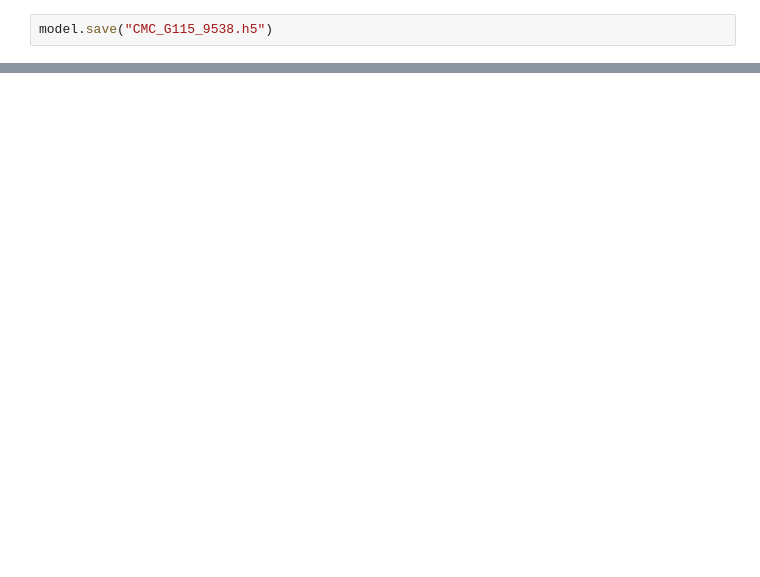
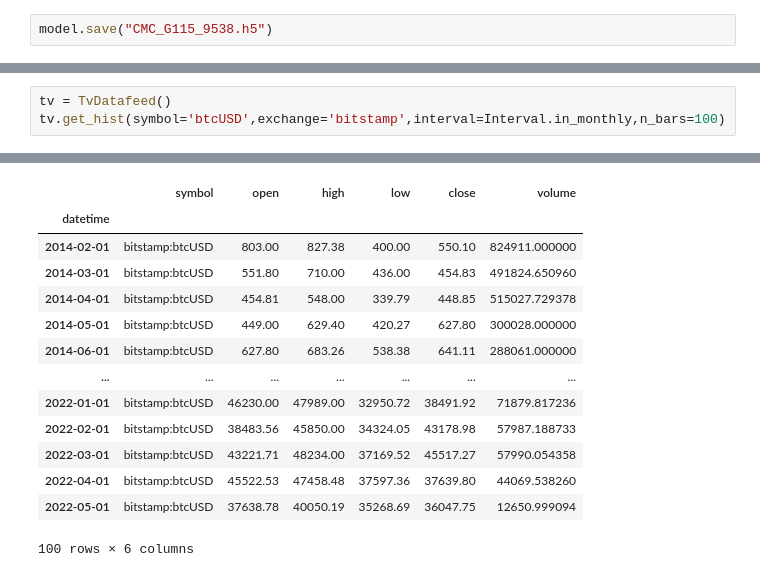
Before and after one commit to aliprg0/Google_Colab, a Jupyter notebook: CMC_G115.ipynb, the cells around one changed output, grey strips where cells are left out. Drawn from its saved outputs; the diff is of its cells as text; blank space fills up the shorter version.

```diff
--- a/CMC_G115.ipynb
+++ b/CMC_G115.ipynb
@@ -357,0 +358,4 @@ make_prediction("s","x")
+# %%
+tv = TvDatafeed()
+tv.get_hist(symbol='btcUSD',exchange='bitstamp',interval=Interval.in_monthly,n_bars=100)
+# %% [output]
@@ -357,0 +363,14 @@ make_prediction("s","x")
+|  | symbol | open | high | low | close | volume |
+| datetime |  |  |  |  |  |  |
+| 2014-02-01 | bitstamp:btcUSD | 803.00 | 827.38 | 400.00 | 550.10 | 824911.000000 |
+| 2014-03-01 | bitstamp:btcUSD | 551.80 | 710.00 | 436.00 | 454.83 | 491824.650960 |
+| 2014-04-01 | bitstamp:btcUSD | 454.81 | 548.00 | 339.79 | 448.85 | 515027.729378 |
+| 2014-05-01 | bitstamp:btcUSD | 449.00 | 629.40 | 420.27 | 627.80 | 300028.000000 |
+| 2014-06-01 | bitstamp:btcUSD | 627.80 | 683.26 | 538.38 | 641.11 | 288061.000000 |
+| ... | ... | ... | ... | ... | ... | ... |
+| 2022-01-01 | bitstamp:btcUSD | 46230.00 | 47989.00 | 32950.72 | 38491.92 | 71879.817236 |
+| 2022-02-01 | bitstamp:btcUSD | 38483.56 | 45850.00 | 34324.05 | 43178.98 | 57987.188733 |
+| 2022-03-01 | bitstamp:btcUSD | 43221.71 | 48234.00 | 37169.52 | 45517.27 | 57990.054358 |
+| 2022-04-01 | bitstamp:btcUSD | 45522.53 | 47458.48 | 37597.36 | 37639.80 | 44069.538260 |
+| 2022-05-01 | bitstamp:btcUSD | 37638.78 | 40050.19 | 35268.69 | 36047.75 | 12650.999094 |
+100 rows × 6 columns
```
Also changed, not shown: parts of 11 cells of this notebook.
